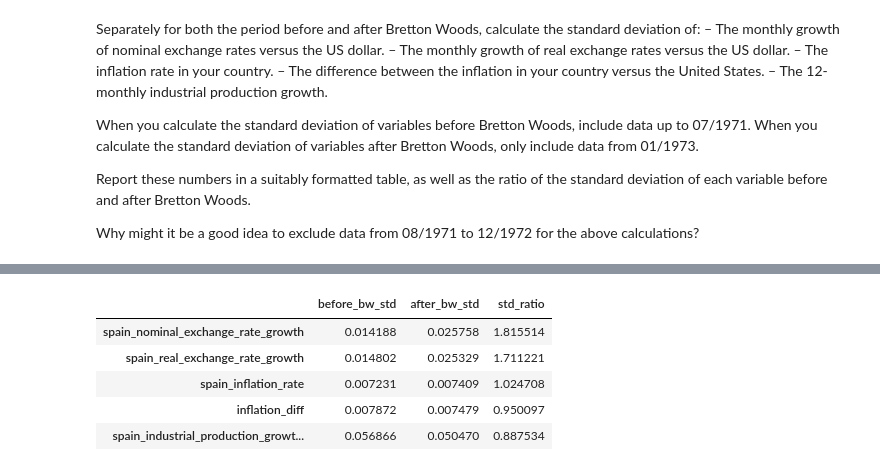
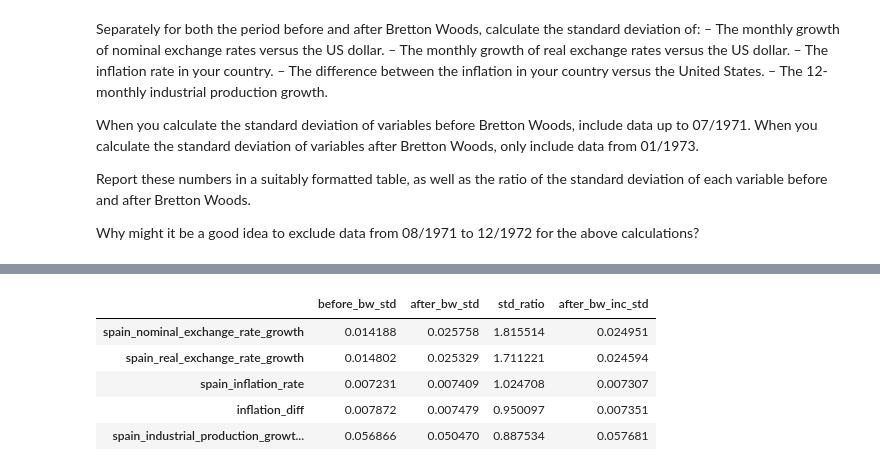
Before and after one commit to yuyaobai/ec1b1-coursework-group15, a Jupyter notebook: ec1b1coursework.ipynb, the cells around one changed output, grey strips where cells are left out. Saved outputs shown, nothing was run; the diff lists cells and outputs as text; code cells hidden in the pictures.

```diff
--- a/ec1b1coursework.ipynb
+++ b/ec1b1coursework.ipynb
@@ -420,29 +421,32 @@ merged_df
 # %%
 sd_columns = ['spain_nominal_exchange_rate_growth', 'spain_real_exchange_rate_growth', 'spain_inflation_rate', 'inflation_diff', 'spain_industrial_production_growth_vs_12_months_ago']
 
 # filter the dataframe for before and after Bretton Woods periods
 before_bw_df = merged_df[merged_df['date'] <= '1971-07-01']
 after_bw_df = merged_df[merged_df['date'] >= '1973-01-01']
+after_bw_inc_interval_df = merged_df[merged_df['date'] >= '1971-08-01']
 
 # calculate the standard deviation for each column before and after Bretton Woods
 before_bw_std = before_bw_df[sd_columns].std()
 after_bw_std = after_bw_df[sd_columns].std()
+after_bw_inc_interval_std = after_bw_inc_interval_df[sd_columns].std()
 
 # calculate the ratio of the standard deviation after and before Bretton Woods
 std_ratio = after_bw_std / before_bw_std
 
 # create a dataframe to store the standard deviation before and after Bretton Woods and the ratio of the standard deviation
 std_df = pd.DataFrame({
     'before_bw_std': before_bw_std,
     'after_bw_std': after_bw_std,
-    'std_ratio': std_ratio
+    'std_ratio': std_ratio,
+    'after_bw_inc_std': after_bw_inc_interval_std
 })
 
 std_df
 # %% [output]
-|  | before_bw_std | after_bw_std | std_ratio |
-| spain_nominal_exchange_rate_growth | 0.014188 | 0.025758 | 1.815514 |
-| spain_real_exchange_rate_growth | 0.014802 | 0.025329 | 1.711221 |
-| spain_inflation_rate | 0.007231 | 0.007409 | 1.024708 |
-| inflation_diff | 0.007872 | 0.007479 | 0.950097 |
-| spain_industrial_production_growt... | 0.056866 | 0.050470 | 0.887534 |
+|  | before_bw_std | after_bw_std | std_ratio | after_bw_inc_std |
+| spain_nominal_exchange_rate_growth | 0.014188 | 0.025758 | 1.815514 | 0.024951 |
+| spain_real_exchange_rate_growth | 0.014802 | 0.025329 | 1.711221 | 0.024594 |
+| spain_inflation_rate | 0.007231 | 0.007409 | 1.024708 | 0.007307 |
+| inflation_diff | 0.007872 | 0.007479 | 0.950097 | 0.007351 |
+| spain_industrial_production_growt... | 0.056866 | 0.050470 | 0.887534 | 0.057681 |
```
Also changed, not shown: parts of 4 cells of this notebook, 1 other file.
